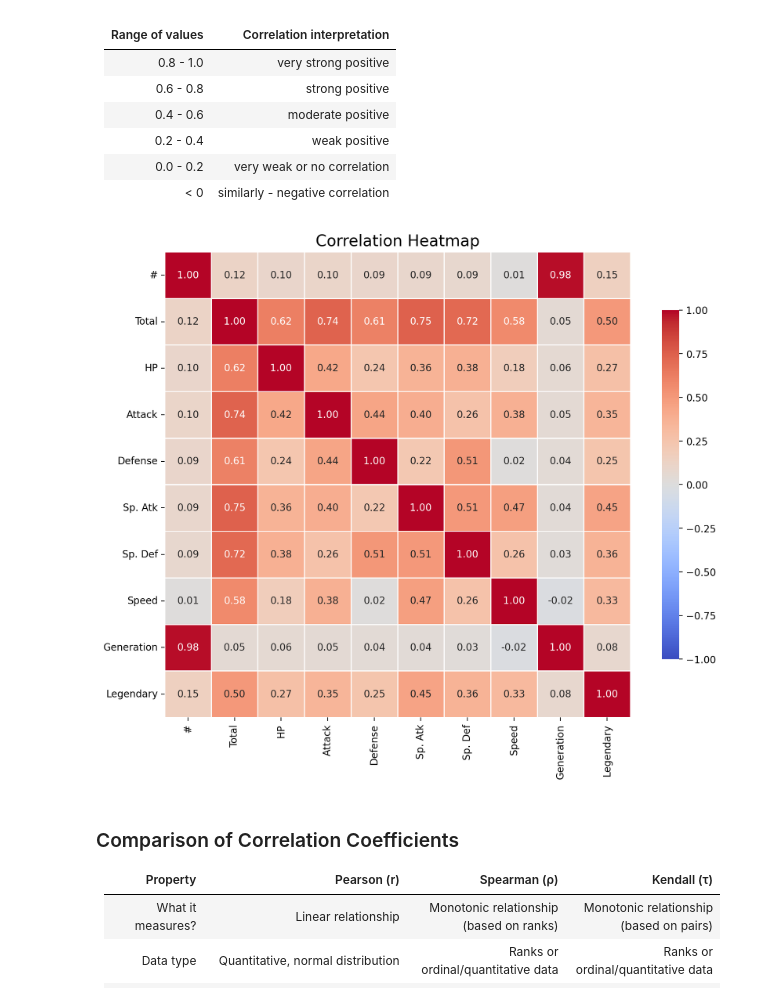
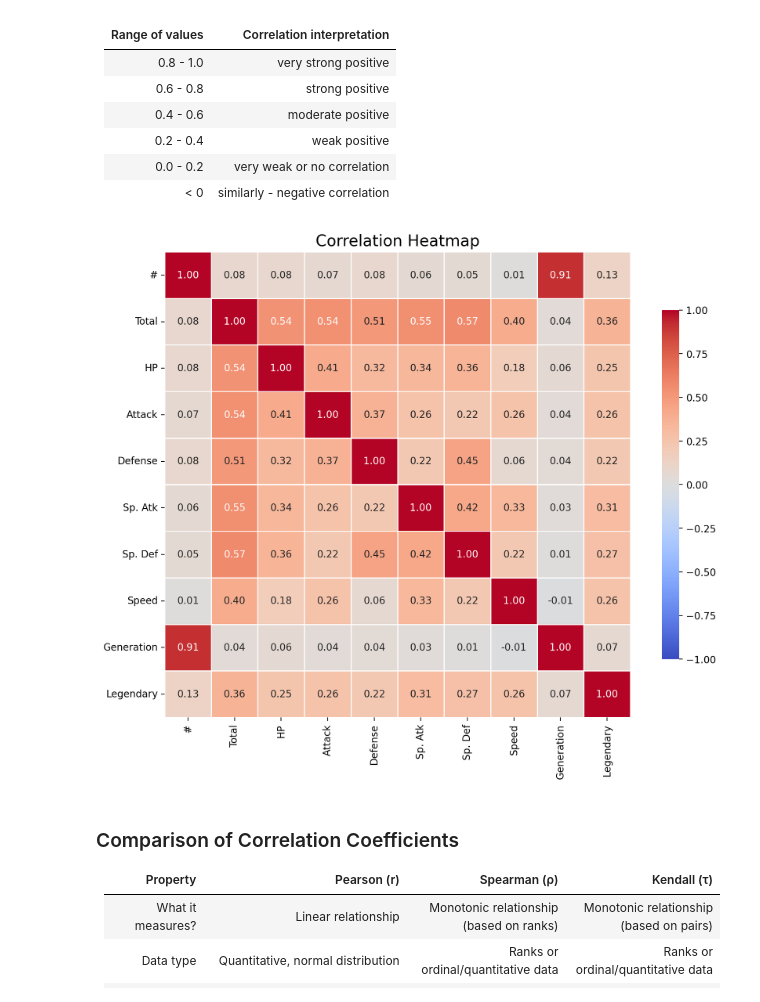
Before and after one commit to 208252/statistics, a Jupyter notebook: 10-bivariate.ipynb, the cells around one changed output. Saved outputs shown, nothing was run; the diff lists cells and outputs as text; code cells hidden in the pictures.

```diff
--- a/10-bivariate.ipynb
+++ b/10-bivariate.ipynb
@@ -232,28 +232,28 @@ What are concordant and discordant pairs?
 # %%
 # Compute Kendall rank correlation
 corr_kendall = df_pokemon.corr(method='kendall', numeric_only=True)
 
 # Set up the matplotlib figure
 plt.figure(figsize=(10, 8))
 
 # Create a heatmap
-sns.heatmap(corr,
+sns.heatmap(corr_kendall,
             annot=True,         # Show correlation coefficients
             fmt=".2f",          # Format for coefficients
             cmap="coolwarm",    # Color palette
             vmin=-1, vmax=1,    # Fixed scale
             square=True,        # Make cells square
             linewidths=0.5,     # Line width between cells
             cbar_kws={"shrink": .75})  # Colorbar shrink
 
 # Title and layout
 plt.title("Correlation Heatmap", fontsize=16)
 plt.tight_layout()
 
 # Show plot
 plt.show()
 # %% [output]
-[figure, old version]
+[figure, new version]
 # %% [markdown]
 ### Comparison of Correlation Coefficients
 
```
Also changed, not shown: parts of 9 cells of this notebook, 1 other file.
